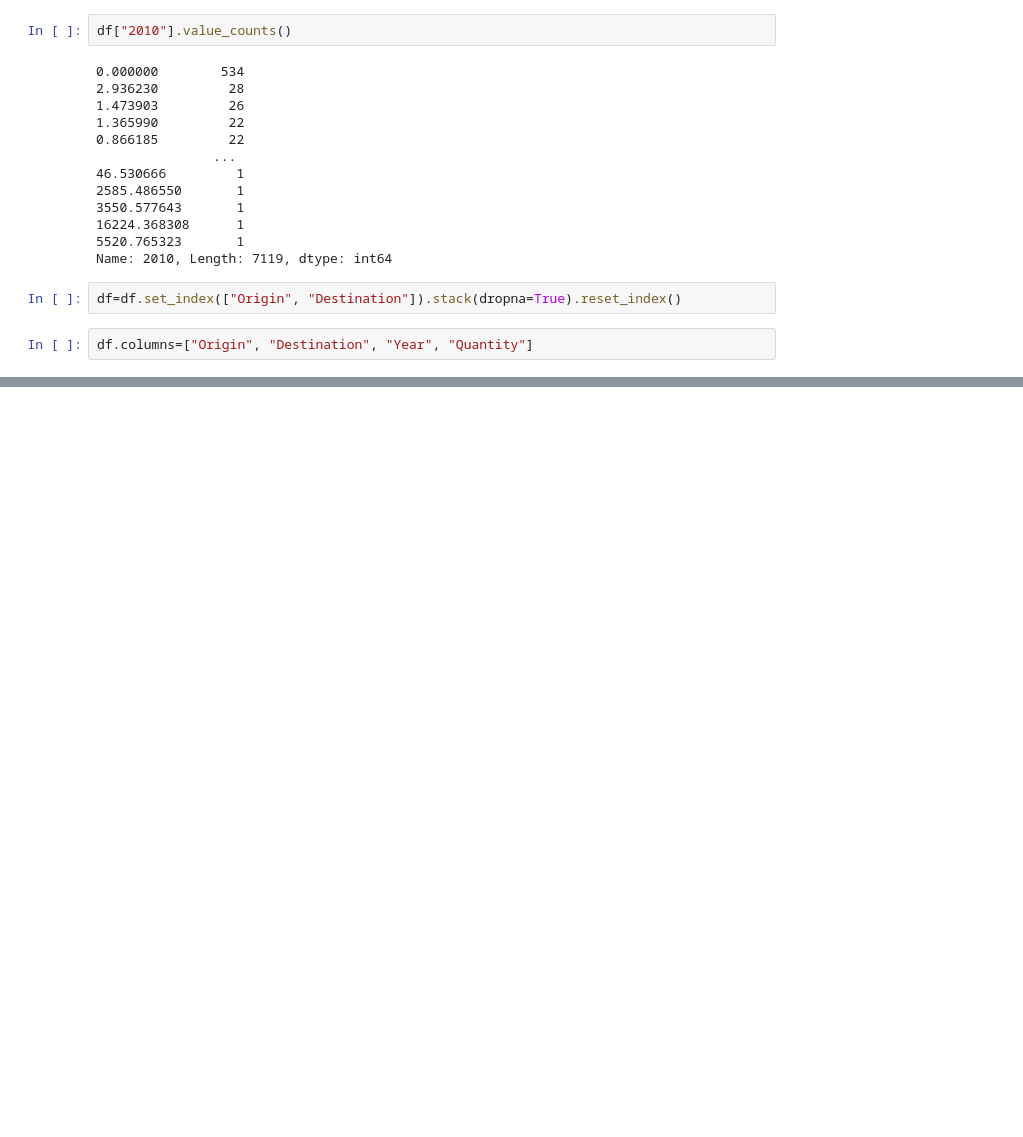
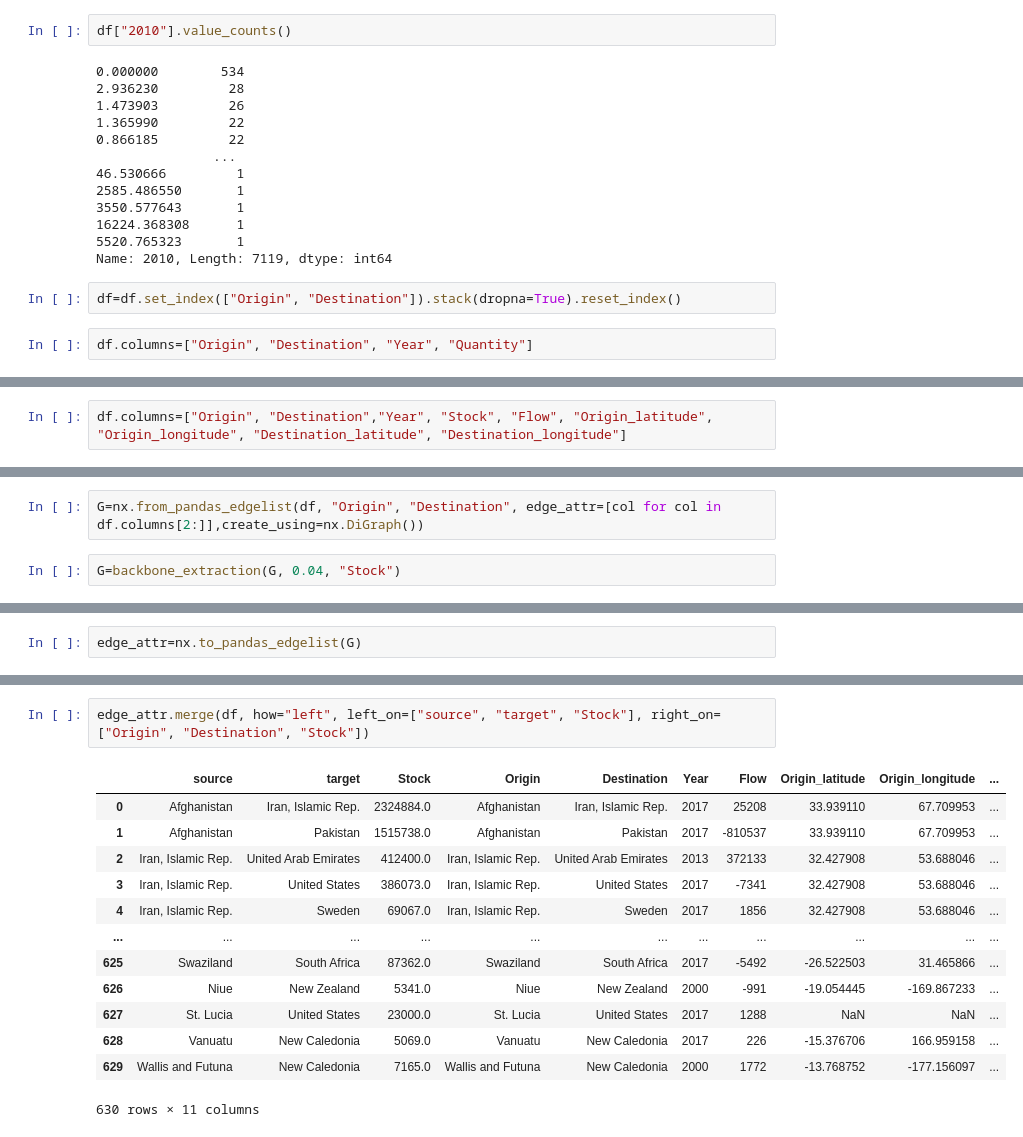
Before and after one commit to Rajk-Network-Science/network_2021_spring, a Jupyter notebook: kurzushetvege/Hobot/adatharmonizáció.ipynb, the cells around one changed output, grey strips where cells are left out. Cells and saved outputs as stored; diff of their text form; blank space fills up the shorter version.

```diff
--- a/kurzushetvege/Hobot/adatharmonizáció.ipynb
+++ b/kurzushetvege/Hobot/adatharmonizáció.ipynb
@@ -295,0 +295,2 @@ Zambia Zimbabwe
+# %%
+df.columns=["Origin", "Destination","Year", "Stock", "Flow", "Origin_latitude", "Origin_longitude", "Destination_latitude", "Destination_longitude"]
@@ -295,0 +409,4 @@ Zambia Zimbabwe
+# %%
+G=nx.from_pandas_edgelist(df, "Origin", "Destination", edge_attr=[col for col in df.columns[2:]],create_using=nx.DiGraph())
+# %%
+G=backbone_extraction(G, 0.04, "Stock")
@@ -295,0 +458,2 @@ Zambia Zimbabwe
+# %%
+edge_attr=nx.to_pandas_edgelist(G)
@@ -295,0 +477,16 @@ Zambia Zimbabwe
+# %%
+edge_attr.merge(df, how="left", left_on=["source", "target", "Stock"], right_on=["Origin", "Destination", "Stock"])
+# %% [output]
+|  | source | target | Stock | Origin | Destination | Year | Flow | Origin_latitude | Origin_longitude | ... |
+| 0 | Afghanistan | Iran, Islamic Rep. | 2324884.0 | Afghanistan | Iran, Islamic Rep. | 2017 | 25208 | 33.939110 | 67.709953 | ... |
+| 1 | Afghanistan | Pakistan | 1515738.0 | Afghanistan | Pakistan | 2017 | -810537 | 33.939110 | 67.709953 | ... |
+| 2 | Iran, Islamic Rep. | United Arab Emirates | 412400.0 | Iran, Islamic Rep. | United Arab Emirates | 2013 | 372133 | 32.427908 | 53.688046 | ... |
+| 3 | Iran, Islamic Rep. | United States | 386073.0 | Iran, Islamic Rep. | United States | 2017 | -7341 | 32.427908 | 53.688046 | ... |
+| 4 | Iran, Islamic Rep. | Sweden | 69067.0 | Iran, Islamic Rep. | Sweden | 2017 | 1856 | 32.427908 | 53.688046 | ... |
+| ... | ... | ... | ... | ... | ... | ... | ... | ... | ... | ... |
+| 625 | Swaziland | South Africa | 87362.0 | Swaziland | South Africa | 2017 | -5492 | -26.522503 | 31.465866 | ... |
+| 626 | Niue | New Zealand | 5341.0 | Niue | New Zealand | 2000 | -991 | -19.054445 | -169.867233 | ... |
+| 627 | St. Lucia | United States | 23000.0 | St. Lucia | United States | 2017 | 1288 | NaN | NaN | ... |
+| 628 | Vanuatu | New Caledonia | 5069.0 | Vanuatu | New Caledonia | 2017 | 226 | -15.376706 | 166.959158 | ... |
+| 629 | Wallis and Futuna | New Caledonia | 7165.0 | Wallis and Futuna | New Caledonia | 2000 | 1772 | -13.768752 | -177.156097 | ... |
+630 rows × 11 columns
```
Also changed, not shown: parts of 52 cells of this notebook, 7 other files.
